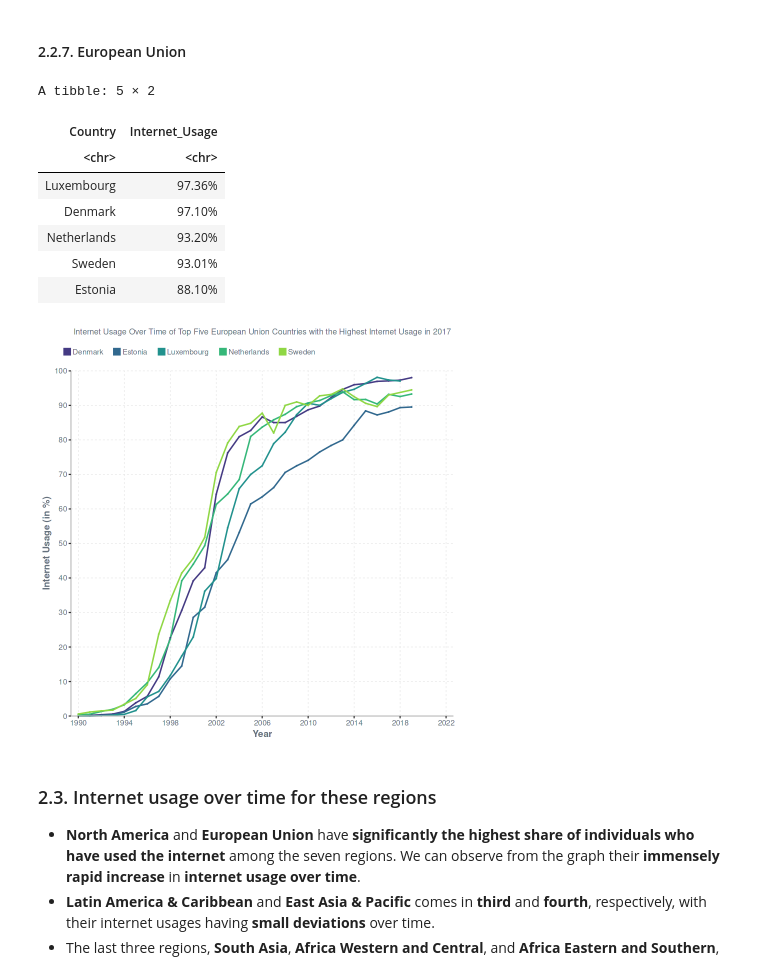
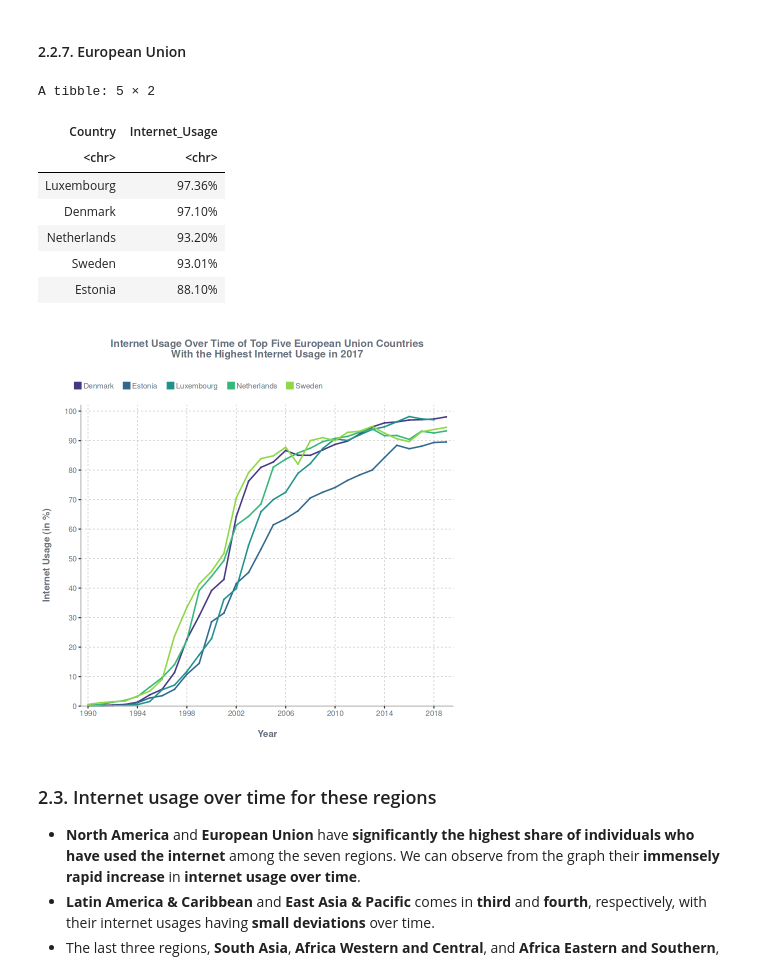
Before and after one commit to jbjdelacruz/DataSetlist, a Jupyter notebook: global-internet-accessibility/notebook.ipynb, the cells around one changed output. Drawn from its saved outputs; the diff is of its cells as text; code cells hidden in the pictures.

Commit message:
Kaggle Notebook | Global Internet Accessibility | Descriptive Analysis v2.0

```diff
--- a/global-internet-accessibility/notebook.ipynb
+++ b/global-internet-accessibility/notebook.ipynb
@@ -657,88 +568,57 @@ A tibble: 3 × 2
 # %%
 # EU country codes
 EUCodes <- data.frame(
 	Code = c('AUT', 'BEL', 'BGR', 'HRV', 'CYP', 'CZE', 'DNK', 'EST', 'FIN', 'FRA', 'DEU', 'GRC', 'HUN',	'IRL', 'ITA', 'LVA', 'LTU', 'LUX', 'MLT', 'NLD', 'POL', 'PRT', 'ROU', 'SVK', 'SVN', 'ESP', 'SWE'),
 	Region = replicate(27, 'European Union')
 )
 
 # https://www23.statcan.gc.ca/imdb/p3VD.pl?Function=getVD&TVD=141329
 # This list was used for the country codes. As of writing, there are only twenty-seven (27) members (https://european-union.europa.eu/principles-countries-history/country-profiles_en), which means that United Kingdom was excluded from after formally leaving in 2020 (https://www.ema.europa.eu/en/about-us/history-ema/brexit-united-kingdoms-withdrawal-european-union).
 
 # Join 'Code' from the internet and EUCodes tables to identify a country's region
 internet_eu <- merge(internet, EUCodes, by = 'Code', all = TRUE) %>%
 	filter(Region == 'European Union')
 
 # European Union
-top_five_in_internet_use_eu <- top_n(ungroup(
-    internet_eu %>%
+top_five_internet_use_eu <- internet_eu %>%
+    distinct(Internet_Usage, .keep_all = TRUE) %>%
     group_by(Entity) %>%
 	filter(Year == 2017, Region == 'European Union') %>%
-    arrange(desc(Internet_Usage))
-	), 5, Internet_Usage) %>%
+    arrange(desc(Internet_Usage)) %>%
+    ungroup() %>%
+    top_n(5, Internet_Usage) %>%
 	mutate(Internet_Usage = label_percent(accuracy = 0.01)(Internet_Usage/100)) %>%
-	rename (Country = Entity) %>%
-	select(-c("Code", "Year", "Region"))
-top_five_in_internet_use_eu
+	select(c("Entity", "Internet_Usage")) %>%
+	rename(Country = Entity)
 
-for_plot_top_five_eu <- internet %>%
-	filter(Entity %in% top_five_in_internet_use_eu$Country) %>%
-	rename(`Internet Usage (in %)` = Internet_Usage,
-           Country = Entity)
+top_five_internet_use_eu
 
-# Region's line graphs of internet usage over time
-internet_use_eu_graph <- internet %>% filter(Entity %in% top_five_in_internet_use_eu$Country) %>%
-ggplot(aes(x = Year,
-           y = Internet_Usage,
-           group = Entity)) +
-	geom_line(aes(color = Entity),
-            	  linewidth = 0.65) +
-	geom_point(aes(color = Entity),
-                   size = 0) +
-	theme(legend.position = "top",
-          legend.justification = -0.12,
-          legend.direction = "horizontal",
-          legend.key.size = unit(0, 'pt'),
-          legend.text = element_text(margin = margin(r = 6, unit = "pt"),
-                                     color = "#65707C"),
-          legend.title = element_blank(),
-          legend.key=element_blank(),
-          axis.title = element_text(color = "#65707C",
-                                    face = "bold"),
-          axis.text = element_text(color = "#65707C"),
-          axis.line = element_line(colour = "grey",
-                                   linewidth = 0.5),
-          panel.grid.major = element_line(color = "grey90",
-                                          linetype = "dashed",
-                                          linewidth = 0.25),
-          panel.background = element_blank(),
-          plot.title = element_text(color = "#65707C",
-									hjust = 0.5,
-                                    size = 9.48)) +
-	labs(x = 'Year', y = 'Internet Usage (in %)',
-         color = 'Country') +
-	ggtitle("Internet Usage Over Time of Top Five European Union Countries with the Highest Internet Usage in 2017") +
-	scale_x_continuous(expand = c(0.02, 0),
-                       limits = c(1990, 2022),
-                       breaks = seq(1990, 2022, by = 4)) +
-	scale_y_continuous(expand = c(0, 0),
-                       limits = c(0, 100),
-                       breaks = seq(0, 100, by = 10)) +
-    scale_color_manual(values = c("#443A83", "#31688E", "#21918D", "#35B779", "#8FD744")) +
-    guides(color = guide_legend(override.aes = list(
-        				 shape = 15,
-        				 size = 4,
-                         linetype = "blank")))
-internet_use_eu_graph
+# Subset data for plot
+plotData_top_five_eu <- internet %>% filter(Entity %in% top_five_internet_use_eu$Country)
+
+# Plot time series
+plot_series(
+    data = plotData_top_five_eu,
+    x = "Year",
+    xlabs = "Year",
+    y = "Internet_Usage",
+    ylabs = "Internet Usage (in %)",
+    group = "Entity",
+    title = "Internet Usage Over Time of Top Five European Union Countries\nWith the Highest Internet Usage in 2017",
+    title.s = 12,
+    by = 10,
+    colors = c("#443A83", "#31688E", "#21918D", "#35B779", "#8FD744")
+)
 # %% [output]
 A tibble: 5 × 2
 | Country | Internet_Usage |
 | <chr> | <chr> |
 | Luxembourg | 97.36% |
 | Denmark | 97.10% |
 | Netherlands | 93.20% |
 | Sweden | 93.01% |
 | Estonia | 88.10% |
-[figure, old version]
+[figure, new version]
 # %% [markdown]
 ### 2.3. Internet usage over time for these regions
 
```
Also changed, not shown: parts of 30 cells of this notebook.
